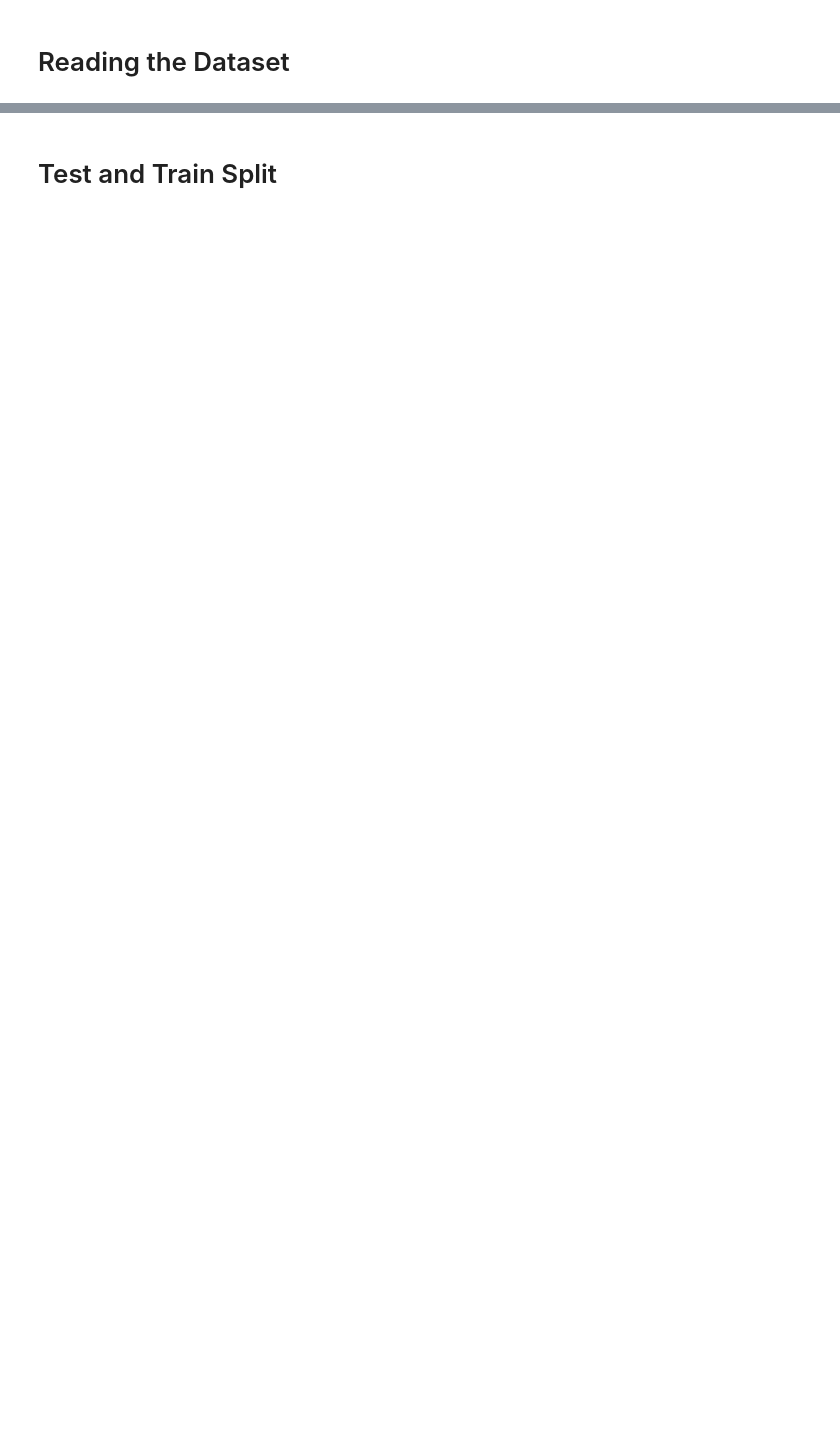
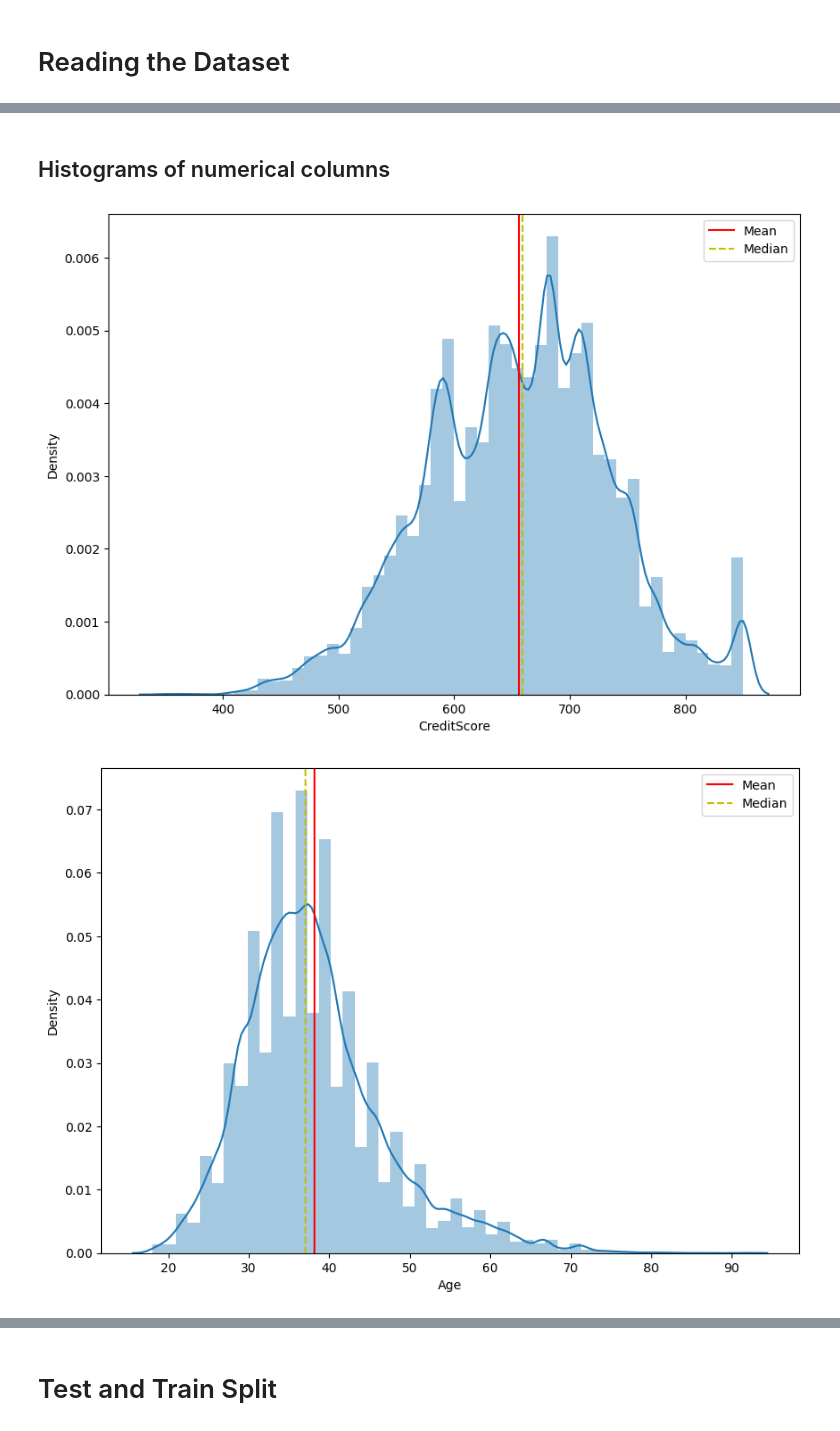
Before and after one commit to snajeebz/playground, a Jupyter notebook: binary-classification-machine-learning.ipynb, the cells around one changed output, grey strips where cells are left out. Cells and saved outputs as stored; diff of their text form; code cells hidden in the pictures; blank space fills up the shorter version.

```diff
--- a/binary-classification-machine-learning.ipynb
+++ b/binary-classification-machine-learning.ipynb
@@ -48,0 +212,13 @@ test_df=test[['CreditScore','Geography','Gender','Age','Tenure','Balance','NumOf
+# %% [markdown]
+## Histograms of numerical columns
+# %%
+for col in num_cols:
+    plt.figure(figsize=[10,7])
+    sns.distplot(df[col],kde=True)
+    plt.axvline(df[col].mean(),color='r', label='Mean')
+    plt.axvline(df[col].median(),color='y', linestyle='--',label='Median')
+    plt.legend()
+    plt.show()
+# %% [output]
+[figure, added]
+[figure, added]
```
Also changed, not shown: parts of 40 cells of this notebook.
